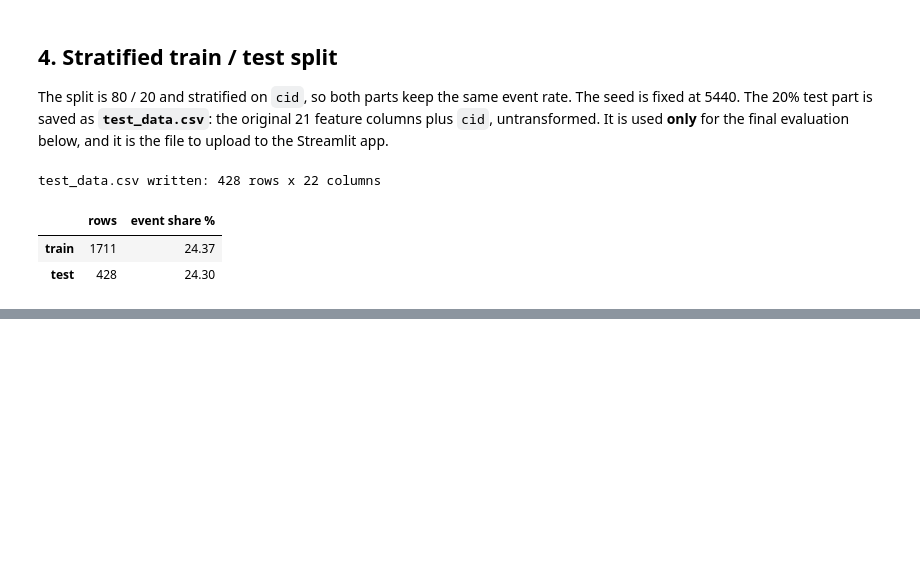
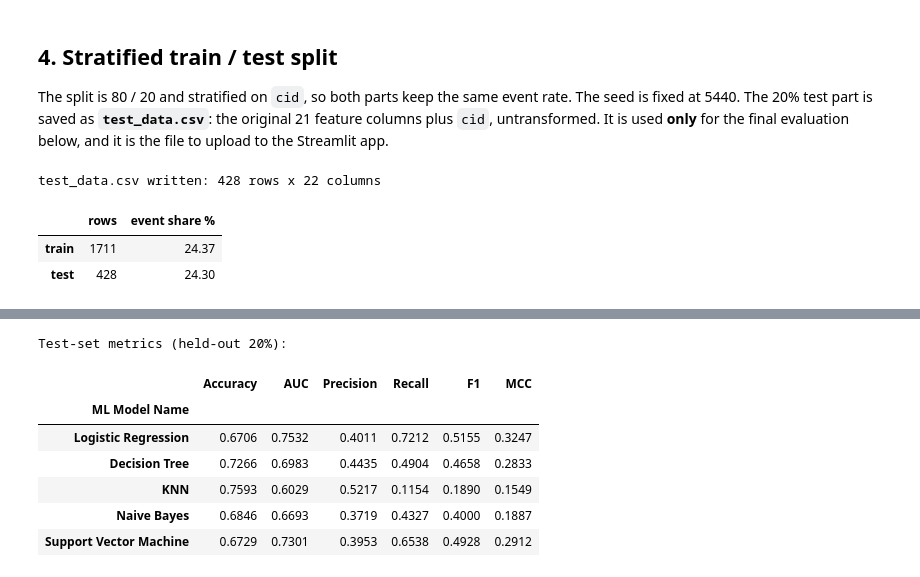
Before and after one commit to Investrader786/actg175-aids-event-prediction, a Jupyter notebook: actg175_model_training.ipynb, the cells around one changed output, grey strips where cells are left out. Saved outputs shown, nothing was run; the diff lists cells and outputs as text; code cells hidden in the pictures; blank space fills up the shorter version.

```diff
--- a/actg175_model_training.ipynb
+++ b/actg175_model_training.ipynb
@@ -224,0 +343,33 @@ test_data.csv written: 428 rows x 22 columns
+# %%
+test_rows, train_rows, preds = [], [], {}
+for name, model in fitted.items():
+    started = time.perf_counter()
+    test_metrics, y_pred, y_score = ev.evaluate_model(model, X_test, y_test)
+    predict_ms = (time.perf_counter() - started) * 1000
+    train_metrics, _, _ = ev.evaluate_model(model, X_train, y_train)
+    preds[name] = (y_pred, y_score)
+    test_rows.append({"ML Model Name": name, **test_metrics})
+    train_rows.append({"ML Model Name": name, **train_metrics, "test predict ms": predict_ms})
+
+metrics_test = pd.DataFrame(test_rows).set_index("ML Model Name")[ev.METRIC_NAMES]
+metrics_train = pd.DataFrame(train_rows).set_index("ML Model Name")
+metrics_test.to_csv(RESULTS_DIR / "metrics_comparison.csv")
+metrics_train.to_csv(RESULTS_DIR / "train_metrics.csv")
+
+table_md = ["| ML Model Name | " + " | ".join(ev.METRIC_NAMES) + " |",
+            "|---|" + "---|" * len(ev.METRIC_NAMES)]
+table_md += [f"| {n} | " + " | ".join(f"{metrics_test.loc[n, m]:.4f}" for m in ev.METRIC_NAMES) + " |"
+             for n in metrics_test.index]
+(RESULTS_DIR / "metrics_comparison.md").write_text("\n".join(table_md) + "\n", encoding="utf-8")
+
+print("Test-set metrics (held-out 20%):")
+metrics_test.round(4)
+# %% [output]
+Test-set metrics (held-out 20%):
+|  | Accuracy | AUC | Precision | Recall | F1 | MCC |
+| ML Model Name |  |  |  |  |  |  |
+| Logistic Regression | 0.6706 | 0.7532 | 0.4011 | 0.7212 | 0.5155 | 0.3247 |
+| Decision Tree | 0.7266 | 0.6983 | 0.4435 | 0.4904 | 0.4658 | 0.2833 |
+| KNN | 0.7593 | 0.6029 | 0.5217 | 0.1154 | 0.1890 | 0.1549 |
+| Naive Bayes | 0.6846 | 0.6693 | 0.3719 | 0.4327 | 0.4000 | 0.1887 |
+| Support Vector Machine | 0.6729 | 0.7301 | 0.3953 | 0.6538 | 0.4928 | 0.2912 |
```
Also changed, not shown: parts of 13 cells of this notebook, 5 other files.
